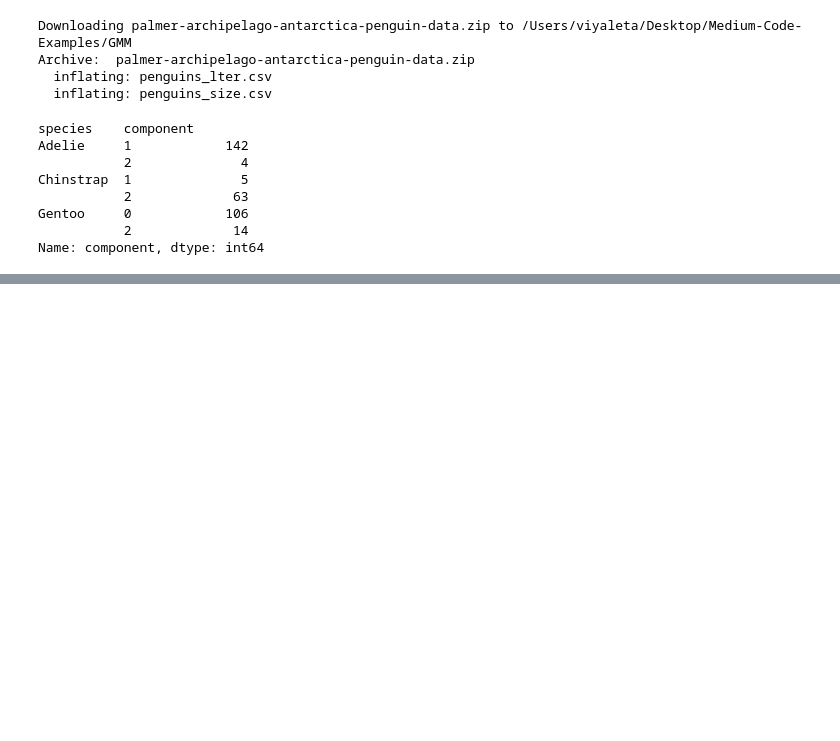
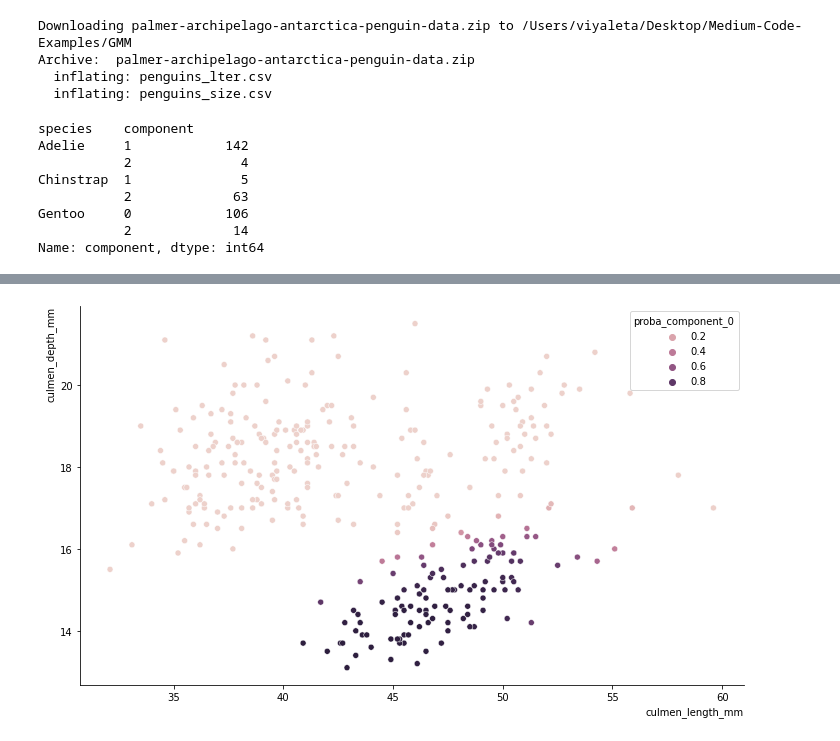
Before and after one commit to viyaleta/Medium-Code-Examples, a Jupyter notebook: GMM/3 Use-Cases for GMM.ipynb, the cells around one changed output, grey strips where cells are left out. Saved outputs shown, nothing was run; the diff lists cells and outputs as text; code cells hidden in the pictures; blank space fills up the shorter version.

```diff
--- a/GMM/3 Use-Cases for GMM.ipynb
+++ b/GMM/3 Use-Cases for GMM.ipynb
@@ -85,0 +107,9 @@ sns.scatterplot(data=df, x='culmen_length_mm', y='culmen_depth_mm', hue='compone
+# %%
+df['proba_component_0'] = gmm.predict_proba(df[features])[:, 0]
+# %%
+sns.scatterplot(data=df, x='culmen_length_mm', y='culmen_depth_mm', hue='proba_component_0', legend='brief')
+sns.despine()
+plt.tight_layout()
+plt.show()
+# %% [output]
+[figure, added]
```
Also changed, not shown: parts of 30 cells of this notebook, 6 other files.
